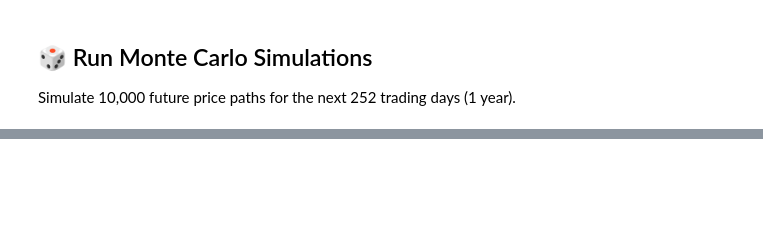
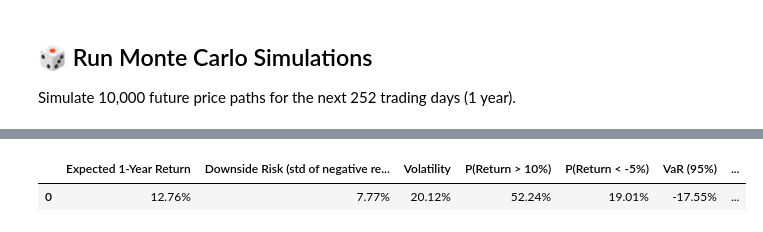
Before and after one commit to ishitak0712/monte-carlo-stock-risk-simulator, a Jupyter notebook: monte_carlo_simulation.ipynb, the cells around one changed output, grey strips where cells are left out. Saved outputs shown, nothing was run; the diff lists cells and outputs as text; code cells hidden in the pictures; blank space fills up the shorter version.

Commit message:
Added CVaR, VaR, Sharpe ratio and Sortino ratio

```diff
--- a/monte_carlo_simulation.ipynb
+++ b/monte_carlo_simulation.ipynb
@@ -146,0 +115,18 @@ summary
+# %%
+# Add a summary table
+summary = pd.DataFrame({
+    "Expected 1-Year Return": [f"{expected_return * 100:.2f}%"],
+    "Downside Risk (std of negative returns)": [f"{downside_risk * 100:.2f}%"],
+    "Volatility": [f"{annual_volatility * 100:.2f}%"],
+    "P(Return > 10%)": [f"{np.mean(returns > 0.10) * 100:.2f}%"],
+    "P(Return < -5%)": [f"{np.mean(returns < -0.05) * 100:.2f}%"],
+    "VaR (95%)": [f"{VaR_95 * 100:.2f}%"],
+    "CVaR (95%)": [f"{CVaR_95 * 100:.2f}%"],
+    "Sharpe Ratio": [f"{sharpe:.2f}"],
+    "Sortino Ratio": [f"{sortino:.2f}"]
+})
+
+summary
+# %% [output]
+|  | Expected 1-Year Return | Downside Risk (std of negative re... | Volatility | P(Return > 10%) | P(Return < -5%) | VaR (95%) | ... |
+| 0 | 12.76% | 7.77% | 20.12% | 52.24% | 19.01% | -17.55% | ... |
```
Also changed, not shown: parts of 19 cells of this notebook.
